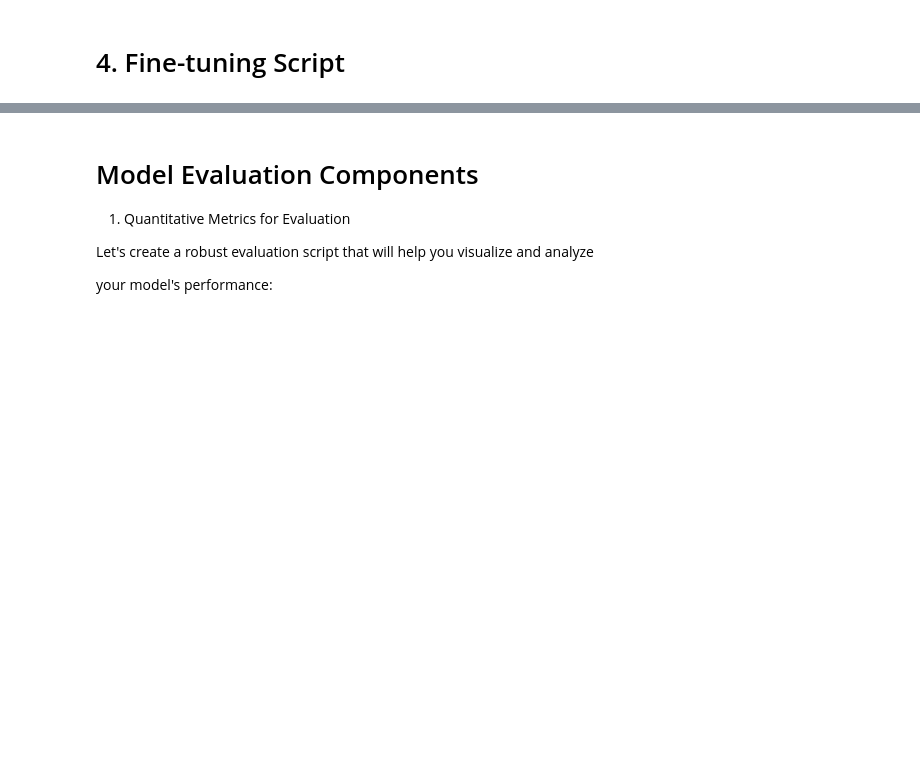
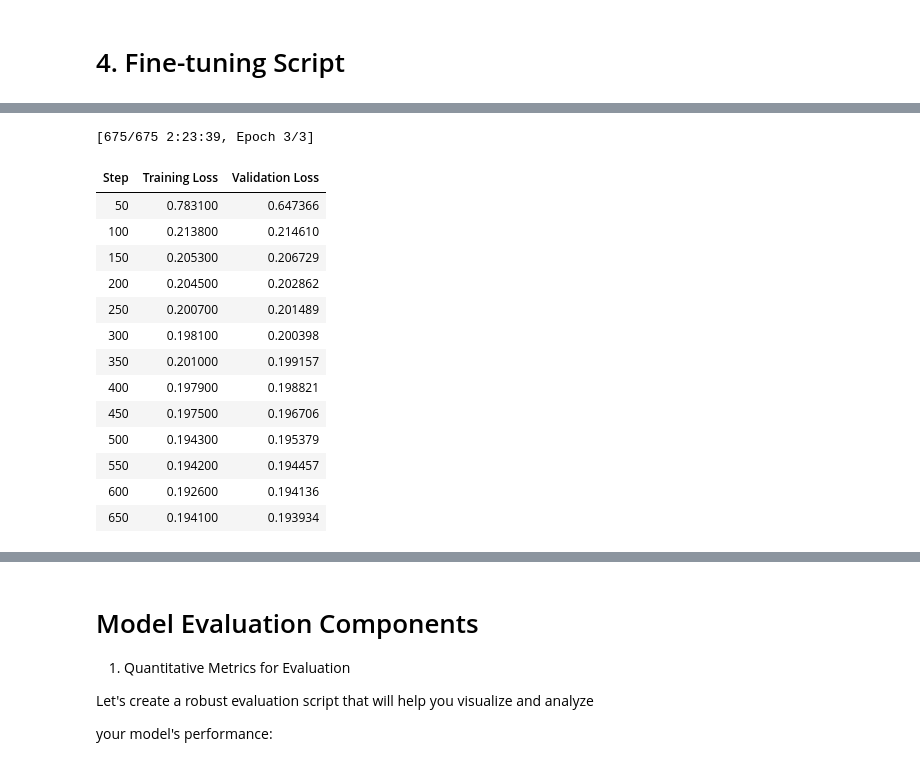
Before and after one commit to ASHLESHA05/EcoAssist, a Jupyter notebook: Lama/llamaTrain.ipynb, the cells around one changed output, grey strips where cells are left out. Drawn from its saved outputs; the diff is of its cells as text; code cells hidden in the pictures; blank space fills up the shorter version.

```diff
--- a/Lama/llamaTrain.ipynb
+++ b/Lama/llamaTrain.ipynb
@@ -286,14 +242,12 @@ from transformers import (
     AutoTokenizer,
     BitsAndBytesConfig,
     TrainingArguments,
-    pipeline,
-    logging
 )
 from peft import (
     LoraConfig,
     get_peft_model,
     prepare_model_for_kbit_training,
-    PeftModel
+    PeftModel,
 )
 from trl import SFTTrainer
 
@@ -301,8 +255,8 @@ from trl import SFTTrainer
 device = "cuda" if torch.cuda.is_available() else "cpu"
 print(f"Using device: {device}")
 
-# Define model path - change this to your model path
-MODEL_PATH = "TinyLlama/TinyLlama-1.1B-Chat-v1.0"  # or "meta-llama/Llama-2-7b-hf"
+# Define model path and output directory
+MODEL_PATH = "TinyLlama-1.1B-Chat-v1.0"
 OUTPUT_DIR = "carbon_footprint_model"
 
 # Load datasets
@@ -310,8 +264,9 @@ train_dataset = load_from_disk("carbon_footprint_train")
 val_dataset = load_from_disk("carbon_footprint_val")
 
 print(f"Loaded {len(train_dataset)} training examples and {len(val_dataset)} validation examples")
+print("Train dataset sample:", train_dataset[0])  # Debug dataset structure
 
-# Configure quantization for efficiency
+# Configure quantization
 bnb_config = BitsAndBytesConfig(
     load_in_4bit=True,
     bnb_4bit_quant_type="nf4",
@@ -338,7 +293,7 @@ model = prepare_model_for_kbit_training(model)
 
 # Configure LoRA
 peft_config = LoraConfig(
-    r=16,  # rank
+    r=16,
     lora_alpha=32,
     lora_dropout=0.05,
     bias="none",
@@ -351,12 +306,8 @@ model = get_peft_model(model, peft_config)
 
 # Print trainable parameters
 def print_trainable_parameters(model):
-    trainable_params = 0
-    all_params = 0
-    for _, param in model.named_parameters():
-        all_params += param.numel()
-        if param.requires_grad:
-            trainable_params += param.numel()
+    trainable_params = sum(p.numel() for p in model.parameters() if p.requires_grad)
+    all_params = sum(p.numel() for p in model.parameters())
     print(f"Trainable params: {trainable_params} || All params: {all_params} || Trainable%: {100 * trainable_params / all_params:.2f}%")
 
 print_trainable_parameters(model)
@@ -379,8 +330,9 @@ training_args = TrainingArguments(
     save_steps=50,
     warmup_steps=100,
     lr_scheduler_type="cosine",
-    report_to="wandb",  # Comment this out if you don't want to use Weights & Biases
+    report_to="none",  # Changed to "none" to avoid wandb dependency; use "wandb" if set up
     push_to_hub=False,
+
 )
 
 # Format dataset for instruction fine-tuning
@@ -389,15 +341,22 @@ def formatting_prompts_func(examples):
     inputs = examples["input"]
     outputs = examples["output"]
 
-    prompts = []
+    formatted_texts = []
     for instruction, input_text, output in zip(instructions, inputs, outputs):
-        if input_text:
-            prompt = f"<s>[INST] {instruction}\n\n{input_text} [/INST] {output} </s>"
-        else:
-            prompt = f"<s>[INST] {instruction} [/INST] {output} </s>"
-        prompts.append(prompt)
+        # Ensure all inputs are strings and handle None values
+        instruction = str(instruction) if instruction is not None else ""
+        input_text = str(input_text) if input_text is not None else ""
+        output = str(output) if output is not None else ""
 
-    return {"text": prompts}
+        # Construct prompt based on presence of input
+        formatted_text = (
+            f"<s>[INST] {instruction}\n\n{input_text} [/INST] {output} </s>"
+            if input_text.strip()
+            else f"<s>[INST] {instruction} [/INST] {output} </s>"
+        )
+        formatted_texts.append(formatted_text)
+
+    return formatted_texts
 
 # Initialize trainer
 trainer = SFTTrainer(
@@ -408,8 +367,6 @@ trainer = SFTTrainer(
     args=training_args,
     tokenizer=tokenizer,
     peft_config=peft_config,
-    dataset_text_field=None,  # We're using a custom formatting function
-    max_seq_length=2048,
 )
 
 # Train the model
@@ -418,18 +375,14 @@ trainer.train()
 # Save the final model
 trainer.save_model(f"{OUTPUT_DIR}/final")
 
-# Merge LoRA weights with base model for easier deployment
-model = PeftModel.from_pretrained(
-    AutoModelForCausalLM.from_pretrained(
-        MODEL_PATH,
-        torch_dtype=torch.float16,
-        device_map="auto",
-        trust_remote_code=True
-    ),
-    f"{OUTPUT_DIR}/final",
+# Merge LoRA weights with base model
+base_model = AutoModelForCausalLM.from_pretrained(
+    MODEL_PATH,
+    torch_dtype=torch.float16,
+    device_map="auto",
+    trust_remote_code=True,
 )
-
-# Merge adapter weights with base model
+model = PeftModel.from_pretrained(base_model, f"{OUTPUT_DIR}/final")
 merged_model = model.merge_and_unload()
 
 # Save merged model
@@ -441,0 +400,15 @@ KeyboardInterrupt:
+[675/675 2:23:39, Epoch 3/3]
+| Step | Training Loss | Validation Loss |
+| 50 | 0.783100 | 0.647366 |
+| 100 | 0.213800 | 0.214610 |
+| 150 | 0.205300 | 0.206729 |
+| 200 | 0.204500 | 0.202862 |
+| 250 | 0.200700 | 0.201489 |
+| 300 | 0.198100 | 0.200398 |
+| 350 | 0.201000 | 0.199157 |
+| 400 | 0.197900 | 0.198821 |
+| 450 | 0.197500 | 0.196706 |
+| 500 | 0.194300 | 0.195379 |
+| 550 | 0.194200 | 0.194457 |
+| 600 | 0.192600 | 0.194136 |
+| 650 | 0.194100 | 0.193934 |
```
Also changed, not shown: parts of 4 cells of this notebook, 32 other files.
